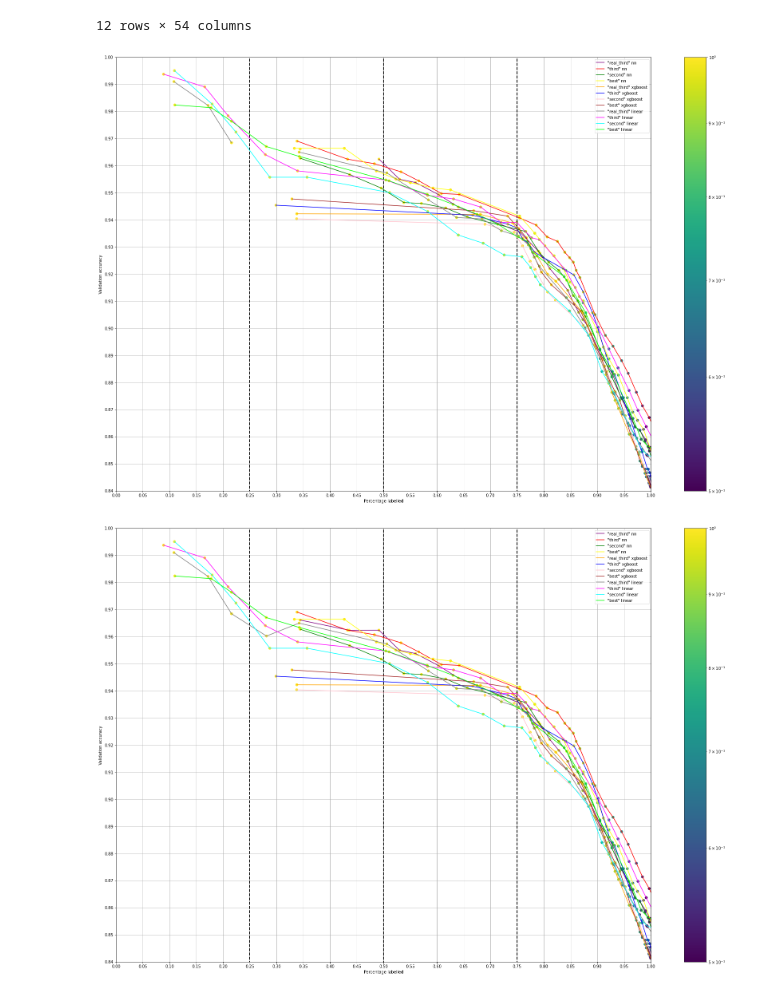
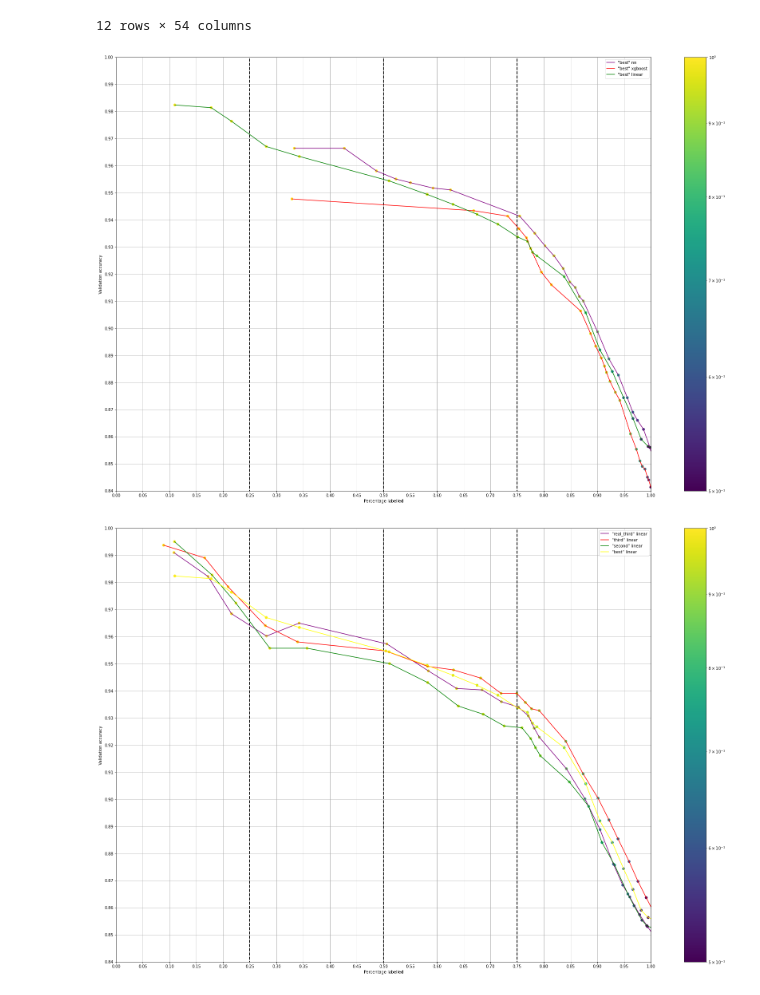
Before and after one commit to awiedenroth/MasterThesisExperiments, a Jupyter notebook: Analyse/Oesch16_nur.ipynb, the cells around one changed output. Drawn from its saved outputs; the diff is of its cells as text; code cells hidden in the pictures.

```diff
--- a/Analyse/Oesch16_nur.ipynb
+++ b/Analyse/Oesch16_nur.ipynb
@@ -45,7 +45,7 @@ df['confidence average @0.0.percentage labelled @0.0: '] = [1.0, 1.0, 1.0, 1.0,
 #df = df[df.combi_model=="xgboost"] # hier third bestes, aber später best bestes
 #df = df[df.combi_model=="linear"] # hier third bestes
 
-#df = df[df['Name'] == '"best"']
+df = df[df['Name'] == '"best"'] # laut optimization bestes modell
 #df = df[df['Name'] == '"second"']
 #df = df[df['Name'] == '"third"']
 #df = df[df['Name'] == '"real_third"']
@@ -113,7 +113,7 @@ plt.vlines(x=[0.25, 0.5, 0.75], ymin=0, ymax=1, colors='black', ls='--', lw=2)
 #plt.title("")
 plt.show()
 # %% [output]
-[figure, old version]
+[figure, new version]
 # %%
 df1 = pd.read_csv("./oesch16_nur/nn.csv",  sep = ",")
 df2 = pd.read_csv("./oesch16_nur/xgb.csv",  sep = ",")
@@ -124,7 +124,7 @@ df['confidence average @0.0.percentage labelled @0.0: '] = [1.0, 1.0, 1.0, 1.0,
 
 #df = df[df.combi_model=="nn"]
 #df = df[df.combi_model=="xgboost"]
-#df = df[df.combi_model=="linear"]
+df = df[df.combi_model=="linear"]
 
 #df = df[df['Name'] == '"best"']
 #df = df[df['Name'] == '"second"']
@@ -167,31 +167,31 @@ percentages = [x for x in percentages]
 for row in range(len(accuracies)):
     max = 0
     for value in range(len(accuracies[row])):
         if accuracies[row][value]<(max-0.005):
             accuracies[row][value] = None
         else:
             max = accuracies[row][value]
 
 
 plt.figure(figsize= (30,20))
 for perc, acc, name, combi_mod, linecolor in zip(percentages, accuracies, names, combi_model, colors):
     #print(percentages)
     #for i, j, k in zip(perc, acc, confidences):
     plt.scatter(x=perc, y=acc, c=confidences, norm=matplotlib.colors.LogNorm(vmin=0.5, vmax=1.0))
     plt.plot(perc, acc, c=linecolor,  label = f"{name} {combi_mod}")
 plt.colorbar()
 
 plt.xlim((0, 1))
 #plt.xscale('log')
 plt.ylim((0.84, 1.0))
 plt.grid()
 plt.yticks(np.arange(0.84, 1.0, step=0.01))
 plt.xticks(np.arange(0, 1.025, step=0.05))
 plt.xlabel("Percentage labelled")
 plt.ylabel("Validation accuracy")
 plt.legend()
 plt.vlines(x=[0.25, 0.5, 0.75], ymin=0, ymax=1, colors='black', ls='--', lw=2)
 #plt.title("")
 plt.show()
 # %% [output]
-[figure, old version]
+[figure, new version]
```
Also changed, not shown: 14 other files.
